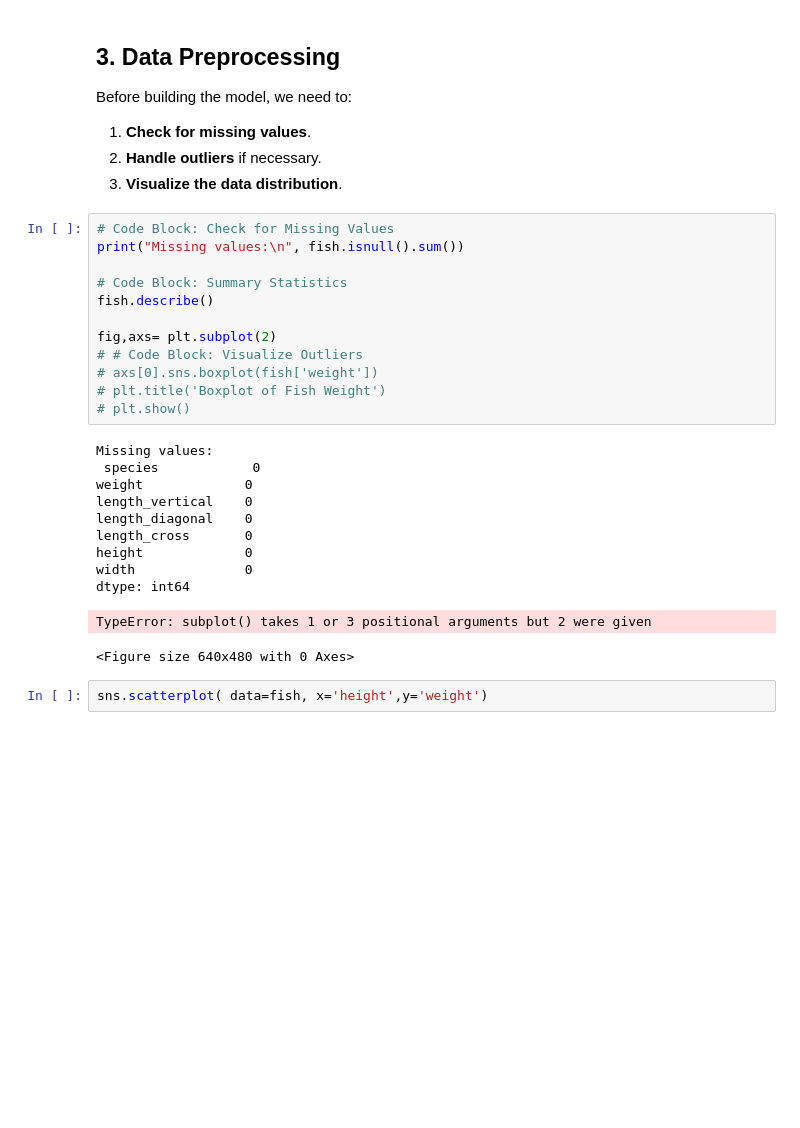
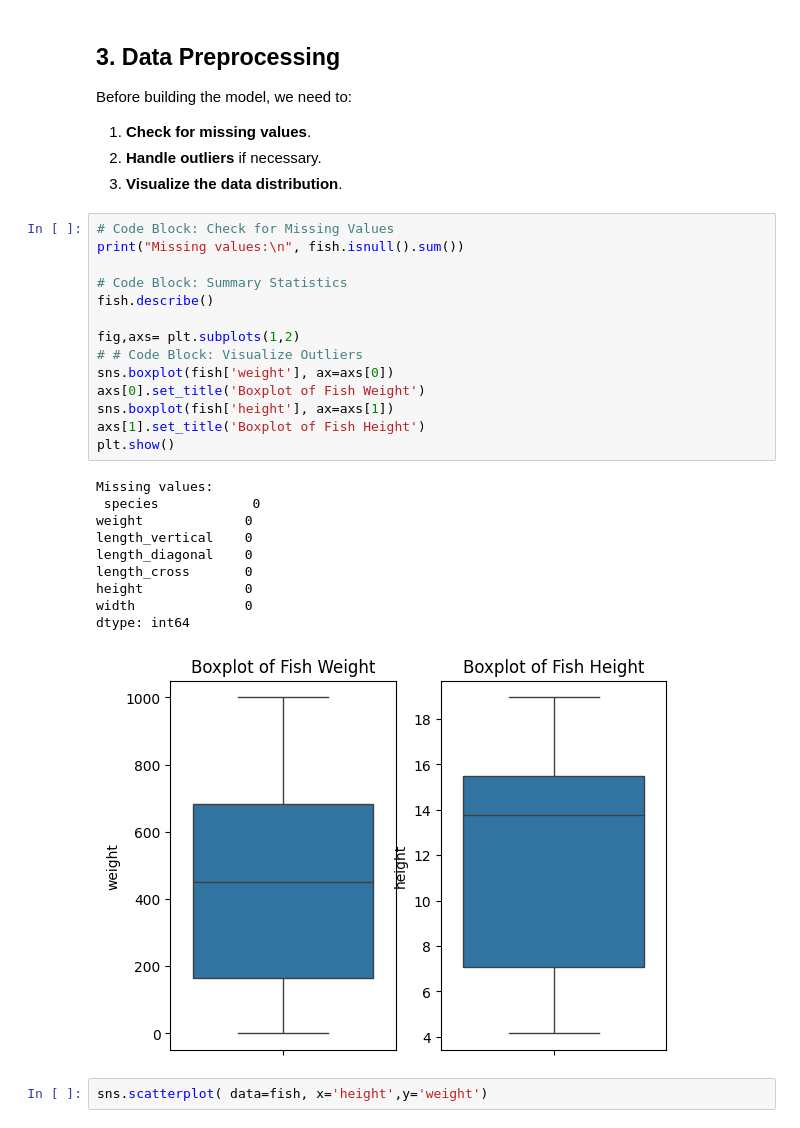
Before and after one commit to shashwatsinghds/MachineLearningProjects, a Jupyter notebook: FishDataset.ipynb, the cells around one changed output. Drawn from its saved outputs; the diff is of its cells as text; blank space fills up the shorter version.

Commit message:
Created boxplots

```diff
--- a/FishDataset.ipynb
+++ b/FishDataset.ipynb
@@ -48,27 +48,28 @@ Before building the model, we need to:
 # %%
 # Code Block: Check for Missing Values
 print("Missing values:\n", fish.isnull().sum())
 
 # Code Block: Summary Statistics
 fish.describe()
 
-fig,axs= plt.subplot(2)
+fig,axs= plt.subplots(1,2)
 # # Code Block: Visualize Outliers
-# axs[0].sns.boxplot(fish['weight'])
-# plt.title('Boxplot of Fish Weight')
-# plt.show()
+sns.boxplot(fish['weight'], ax=axs[0])
+axs[0].set_title('Boxplot of Fish Weight')
+sns.boxplot(fish['height'], ax=axs[1])
+axs[1].set_title('Boxplot of Fish Height')
+plt.show()
 # %% [output]
 Missing values:
  species            0
 weight             0
 length_vertical    0
 length_diagonal    0
 length_cross       0
 height             0
 width              0
 dtype: int64
-TypeError: subplot() takes 1 or 3 positional arguments but 2 were given
-<Figure size 640x480 with 0 Axes>
+[figure, added]
 # %%
 sns.scatterplot( data=fish, x='height',y='weight')
 # %% [output]
```
